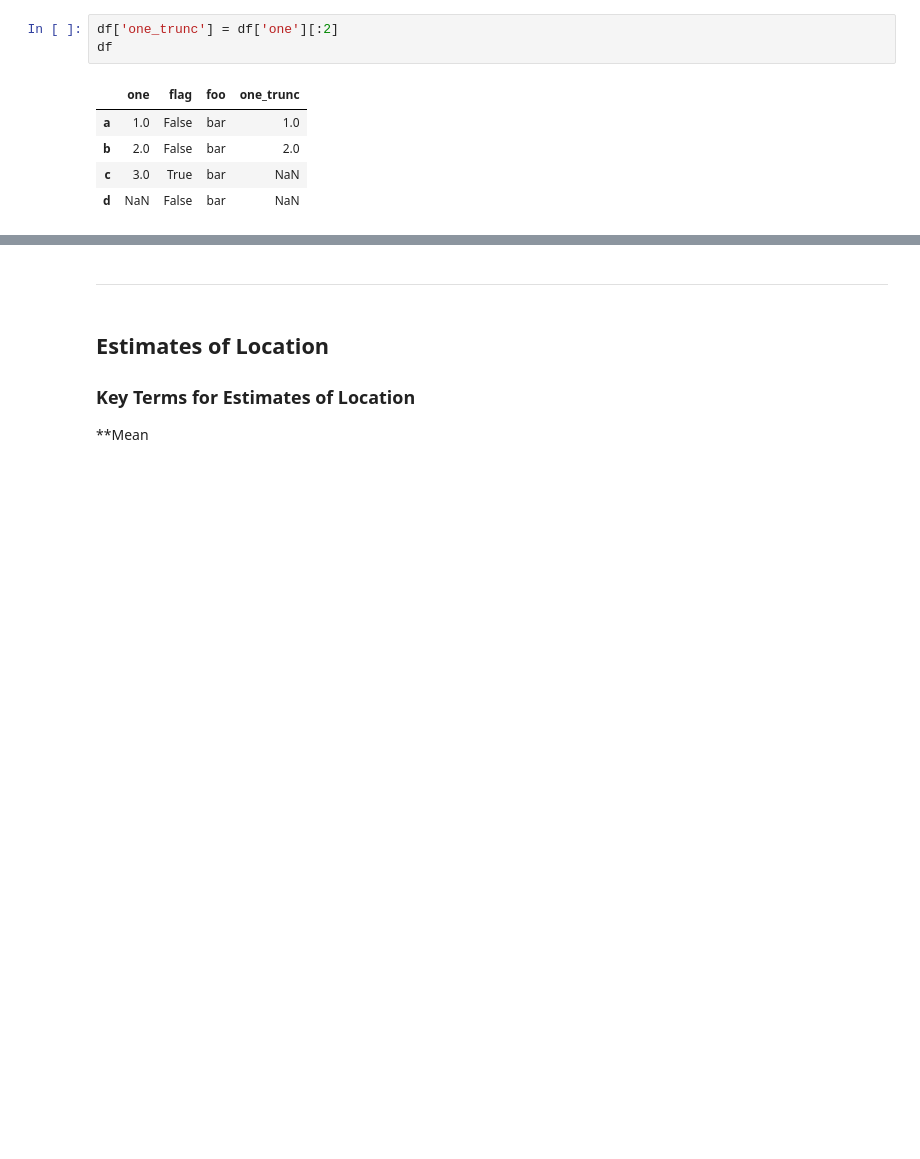
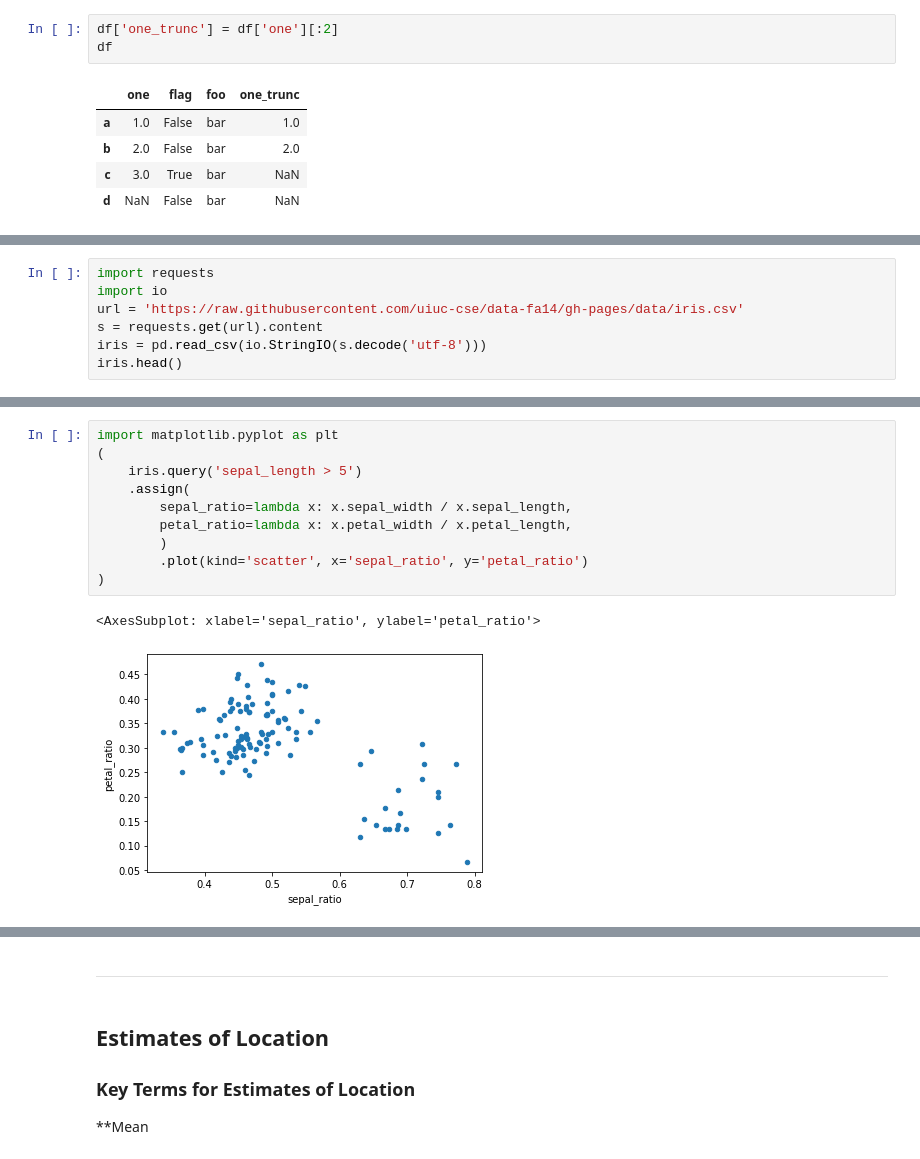
Before and after one commit to sitsawek/Practical-statistic-for-data-scientist, a Jupyter notebook: explore_data_analysis.ipynb, the cells around one changed output, grey strips where cells are left out. Cells and saved outputs as stored; diff of their text form; blank space fills up the shorter version.

Commit message:
add iris data

```diff
--- a/explore_data_analysis.ipynb
+++ b/explore_data_analysis.ipynb
@@ -458,0 +471,7 @@ df
+# %%
+import requests
+import io
+url = 'https://raw.githubusercontent.com/uiuc-cse/data-fa14/gh-pages/data/iris.csv'
+s = requests.get(url).content
+iris = pd.read_csv(io.StringIO(s.decode('utf-8')))
+iris.head()
@@ -458,0 +504,13 @@ df
+# %%
+import matplotlib.pyplot as plt
+(
+    iris.query('sepal_length > 5')
+    .assign(
+        sepal_ratio=lambda x: x.sepal_width / x.sepal_length,
+        petal_ratio=lambda x: x.petal_width / x.petal_length,
+        )
+        .plot(kind='scatter', x='sepal_ratio', y='petal_ratio')
+)
+# %% [output]
+<AxesSubplot: xlabel='sepal_ratio', ylabel='petal_ratio'>
+[figure, added]
```
Also changed, not shown: parts of 6 cells of this notebook.
